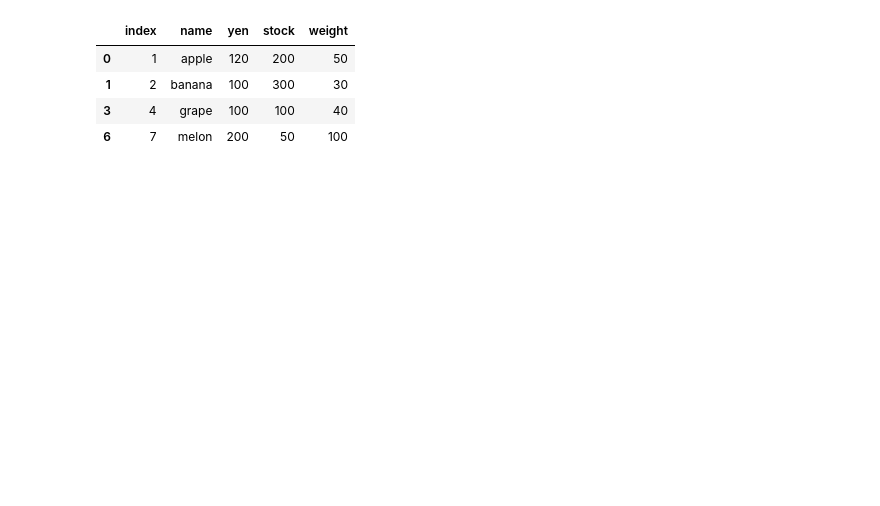
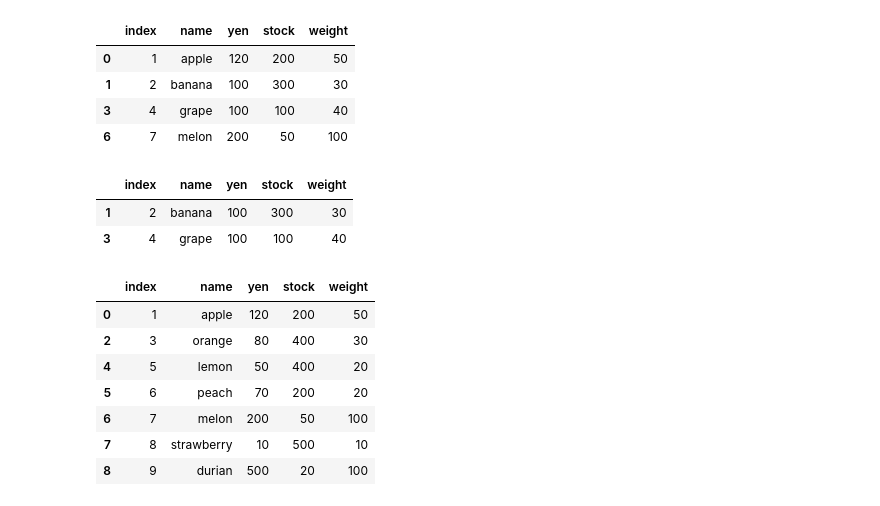
Before and after one commit to WAT36/python, a Jupyter notebook: cheatsheet/pandas.ipynb, the cells around one changed output. Saved outputs shown, nothing was run; the diff lists cells and outputs as text; code cells hidden in the pictures; blank space fills up the shorter version.

```diff
--- a/cheatsheet/pandas.ipynb
+++ b/cheatsheet/pandas.ipynb
@@ -274,3 +283,22 @@ df.query('100<=yen<=200')
 | 1 | 2 | banana | 100 | 300 | 30 |
 | 3 | 4 | grape | 100 | 100 | 40 |
 | 6 | 7 | melon | 200 | 50 | 100 |
+# %%
+# yenが100のデータ
+df.query('yen==100')
+# %% [output]
+|  | index | name | yen | stock | weight |
+| 1 | 2 | banana | 100 | 300 | 30 |
+| 3 | 4 | grape | 100 | 100 | 40 |
+# %%
+# yenが100でないデータ
+df.query('yen!=100')
+# %% [output]
+|  | index | name | yen | stock | weight |
+| 0 | 1 | apple | 120 | 200 | 50 |
+| 2 | 3 | orange | 80 | 400 | 30 |
+| 4 | 5 | lemon | 50 | 400 | 20 |
+| 5 | 6 | peach | 70 | 200 | 20 |
+| 6 | 7 | melon | 200 | 50 | 100 |
+| 7 | 8 | strawberry | 10 | 500 | 10 |
+| 8 | 9 | durian | 500 | 20 | 100 |
```
Also changed, not shown: parts of 3 cells of this notebook.
